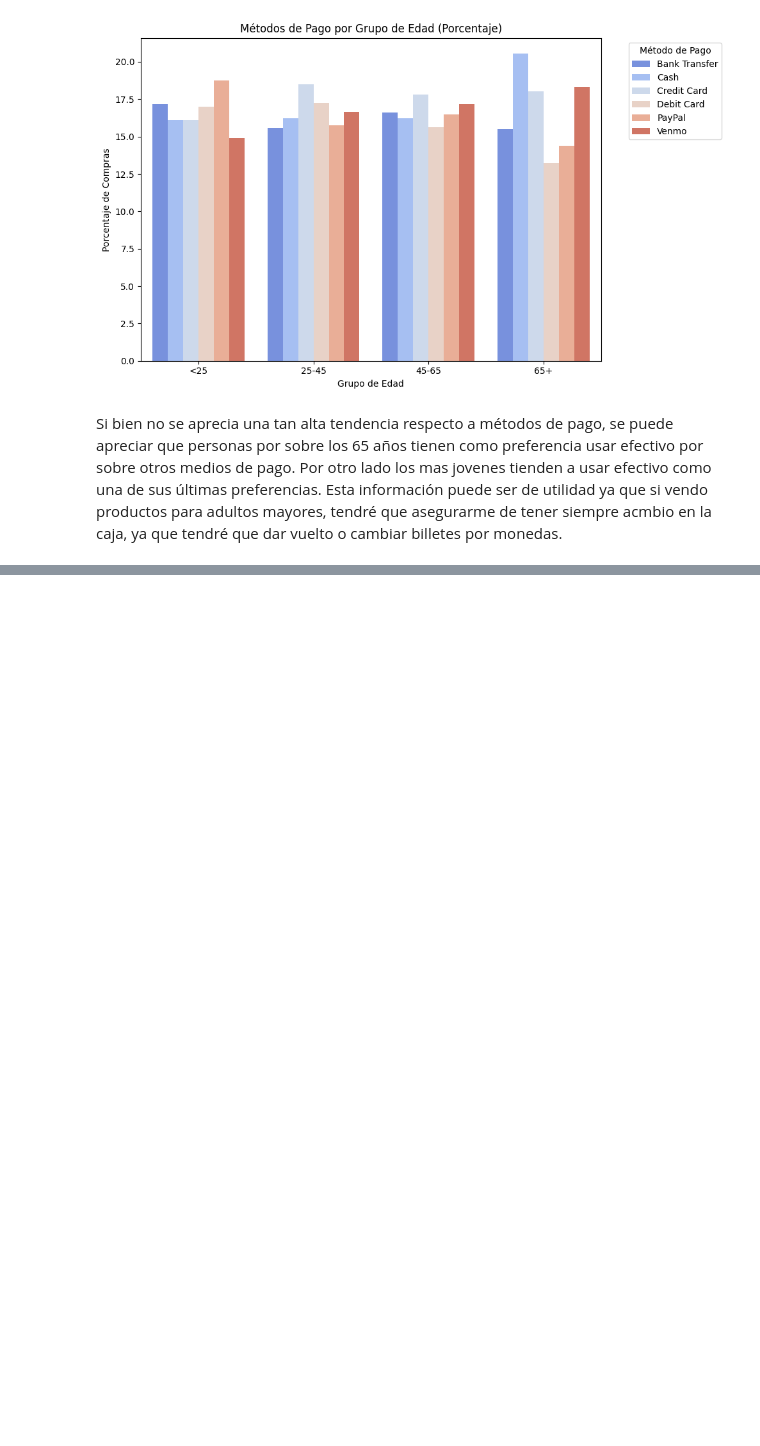
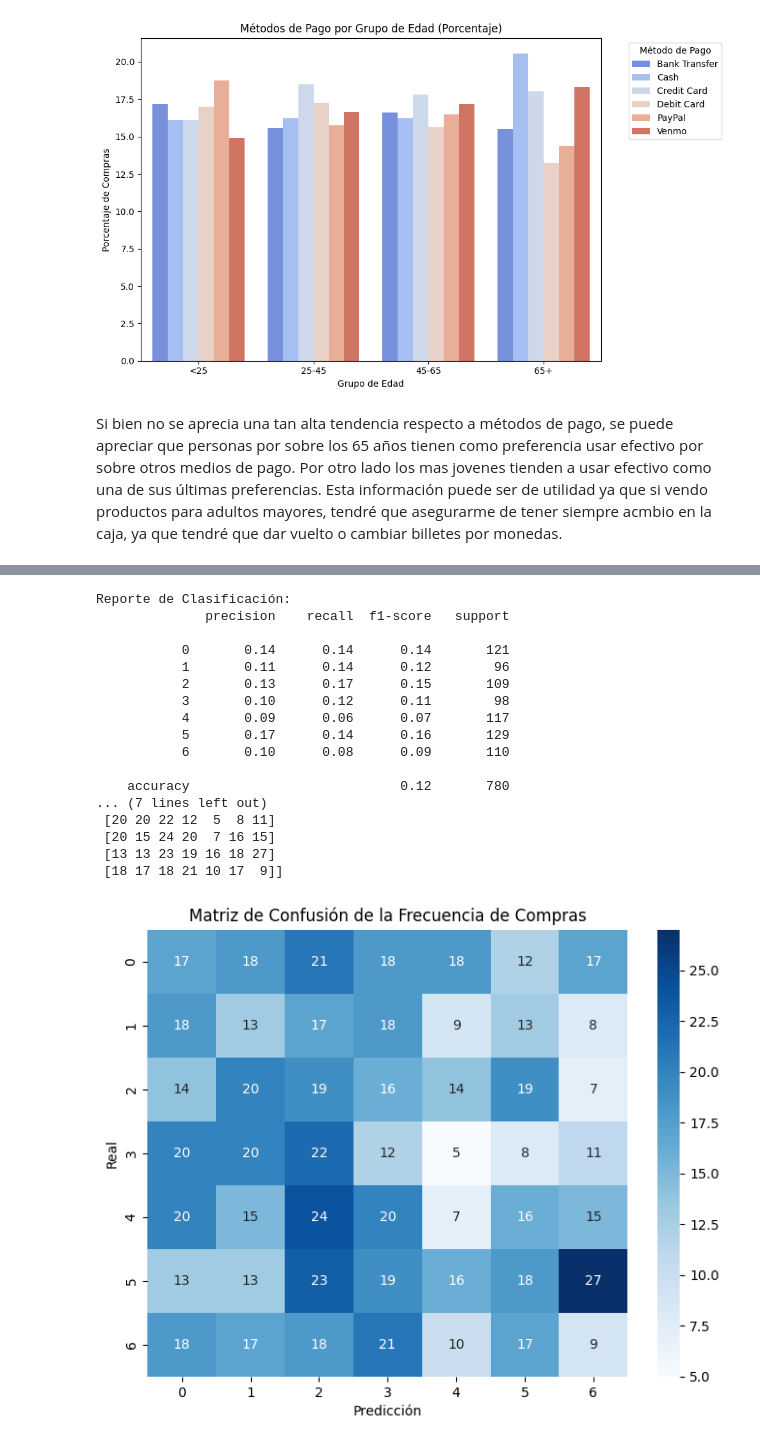
Before and after one commit to joaks/coderhouse, a Jupyter notebook: Joaquin_Sepulveda.ipynb, the cells around one changed output, grey strips where cells are left out. Drawn from its saved outputs; the diff is of its cells as text; code cells hidden in the pictures; blank space fills up the shorter version.

```diff
--- a/Joaquin_Sepulveda.ipynb
+++ b/Joaquin_Sepulveda.ipynb
@@ -260,0 +327,57 @@ Se puede apreciar que no existe correlación alguna entre las variables númeric
+# %%
+# Convertir la columna 'Frequency of Purchases' a valores numéricos con LabelEncoder
+df['Frequency of Purchases'] = label_enc.fit_transform(df['Frequency of Purchases'])
+
+# Definir las variables (X) y el objetivo (y)
+X = df.drop(columns=['Frequency of Purchases'])  # Usar todas las columnas excepto 'Frequency of Purchases'
+y = df['Frequency of Purchases']  # Esta es la columna objetivo que queremos predecir
+
+# Dividir los datos en conjunto de entrenamiento y conjunto de prueba
+X_train, X_test, y_train, y_test = train_test_split(X, y, test_size=0.2, random_state=42)
+
+# Entrenamiento del modelo de clasificación (Random Forest en este caso)
+from sklearn.ensemble import RandomForestClassifier
+
+model = RandomForestClassifier()
+model.fit(X_train, y_train)
+
+# Predicción
+y_pred = model.predict(X_test)
+
+# Evaluación del modelo
+print("Reporte de Clasificación:")
+print(classification_report(y_test, y_pred))
+
+# Matriz de confusión
+conf_matrix = confusion_matrix(y_test, y_pred)
+print("Matriz de Confusión:")
+print(conf_matrix)
+
+# Visualización de la matriz de confusión
+plt.figure(figsize=(8, 6))
+sns.heatmap(conf_matrix, annot=True, fmt='d', cmap='Blues',
+            xticklabels=label_enc.classes_,
+            yticklabels=label_enc.classes_)
+plt.title('Matriz de Confusión de la Frecuencia de Compras')
+plt.xlabel('Predicción')
+plt.ylabel('Real')
+plt.show()
+# %% [output]
+Reporte de Clasificación:
+              precision    recall  f1-score   support
+
+           0       0.14      0.14      0.14       121
+           1       0.11      0.14      0.12        96
+           2       0.13      0.17      0.15       109
+           3       0.10      0.12      0.11        98
+           4       0.09      0.06      0.07       117
+           5       0.17      0.14      0.16       129
+           6       0.10      0.08      0.09       110
+
+    accuracy                           0.12       780
+... (7 lines left out)
+ [20 20 22 12  5  8 11]
+ [20 15 24 20  7 16 15]
+ [13 13 23 19 16 18 27]
+ [18 17 18 21 10 17  9]]
+[figure, added]
```
Also changed, not shown: parts of 13 cells of this notebook.
